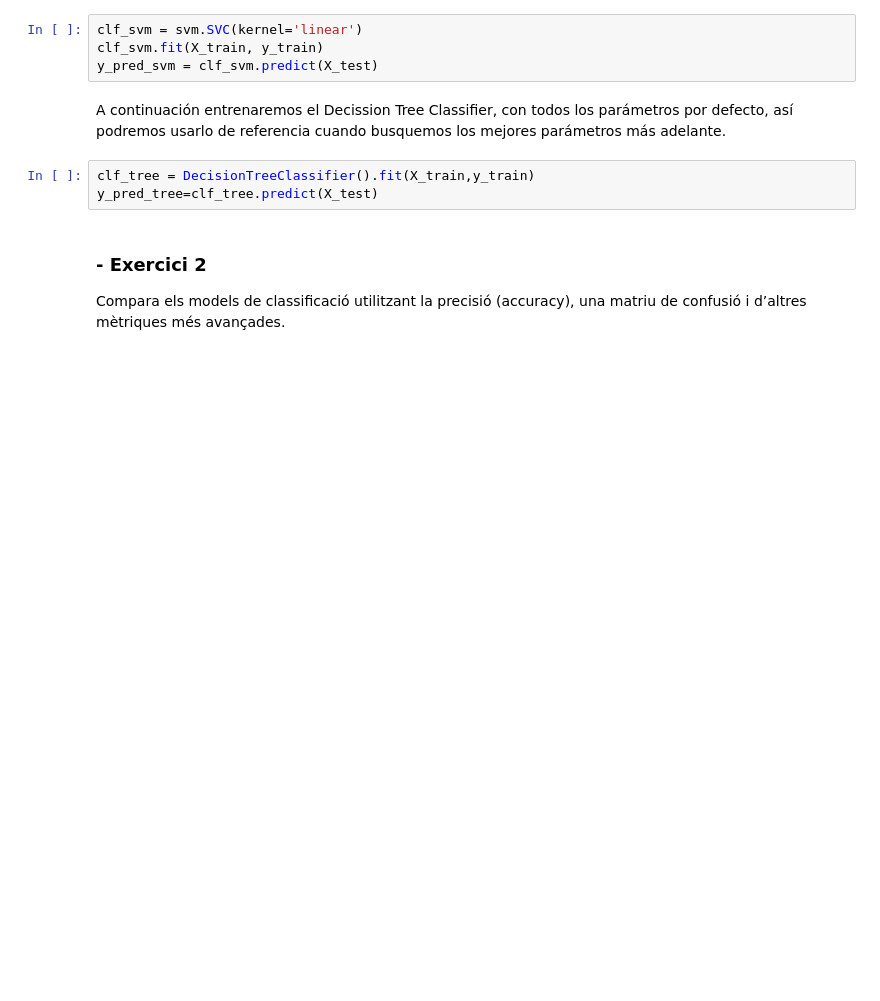
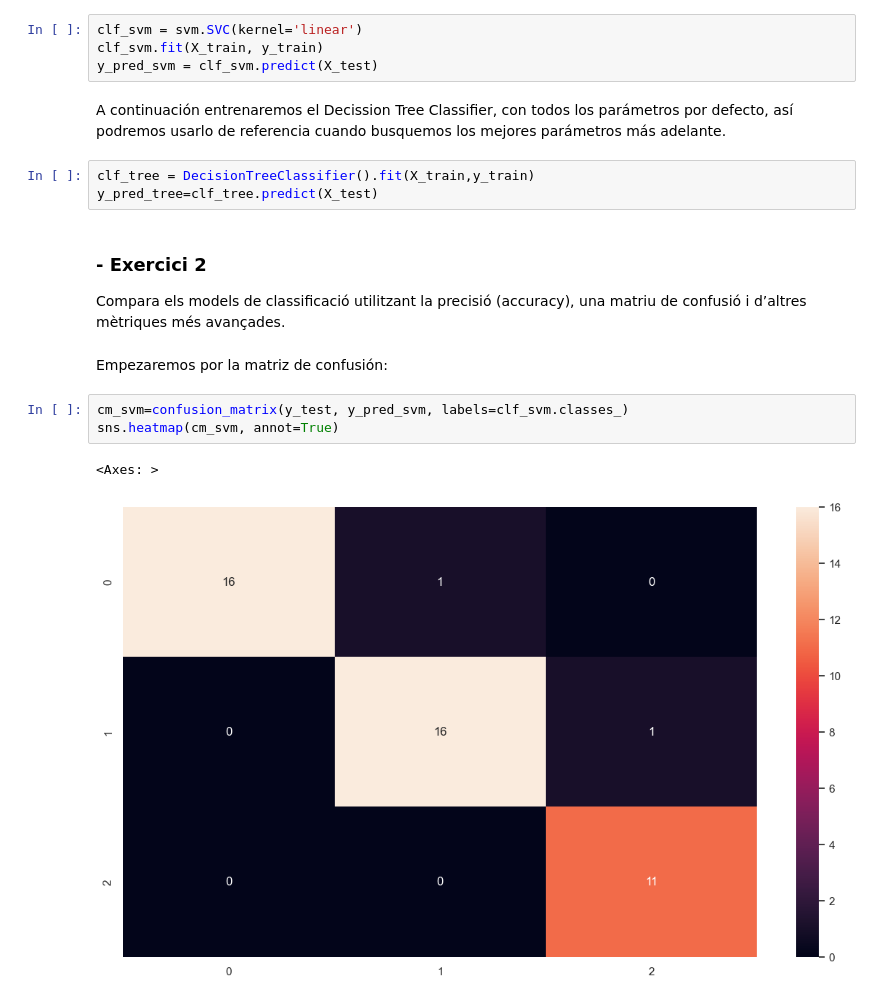
Before and after one commit to maribelseara/ML_classification, a Jupyter notebook: ml_classification.ipynb, the cells around one changed output. Cells and saved outputs as stored; diff of their text form; blank space fills up the shorter version.

```diff
--- a/ml_classification.ipynb
+++ b/ml_classification.ipynb
@@ -270,3 +271,11 @@ y_pred_tree=clf_tree.predict(X_test)
 # %% [markdown]
 ### - Exercici 2
 Compara els models de classificació utilitzant la precisió (accuracy), una matriu de confusió i d’altres mètriques més avançades.
+# %% [markdown]
+Empezaremos por la matriz de confusión:
+# %%
+cm_svm=confusion_matrix(y_test, y_pred_svm, labels=clf_svm.classes_)
+sns.heatmap(cm_svm, annot=True)
+# %% [output]
+<Axes: >
+[figure, added]
```
Also changed, not shown: parts of 9 cells of this notebook.
